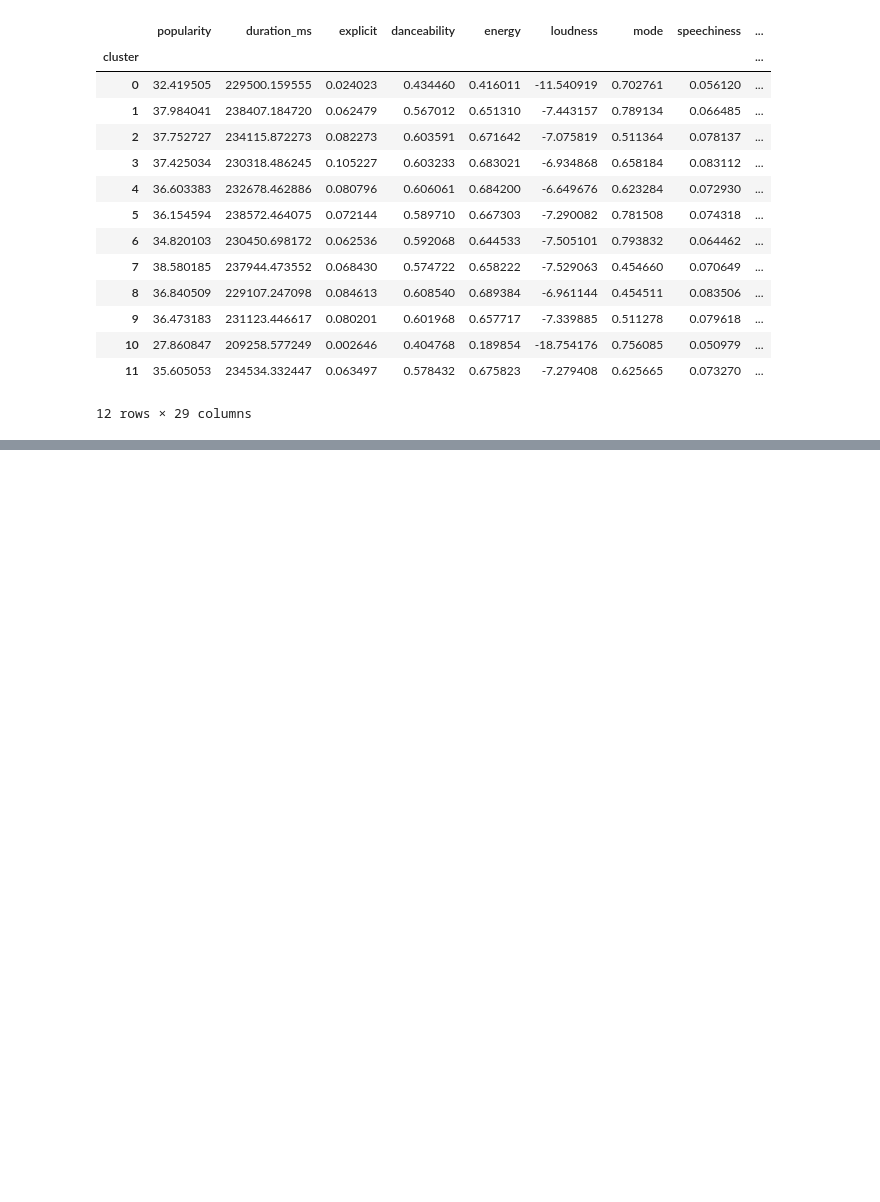
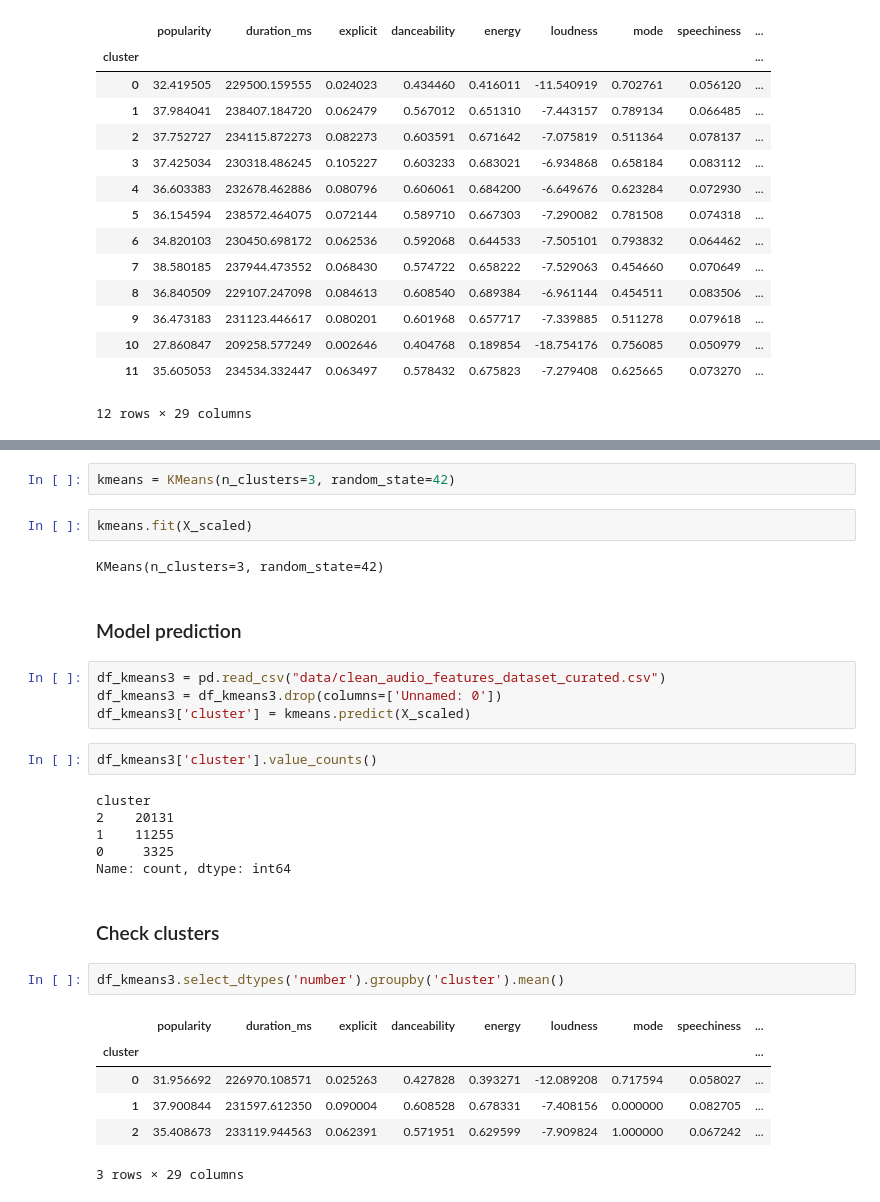
Before and after one commit to TebasMartinez/mini-project-spotify-recommendation, a Jupyter notebook: KMeans v1.ipynb, the cells around one changed output, grey strips where cells are left out. Drawn from its saved outputs; the diff is of its cells as text; blank space fills up the shorter version.

Commit message:
KMeans v1 with n_clusters = 3

```diff
--- a/KMeans v1.ipynb
+++ b/KMeans v1.ipynb
@@ -173,0 +179,31 @@ play_random_from_cluster(5)
+# %%
+kmeans = KMeans(n_clusters=3, random_state=42)
+# %%
+kmeans.fit(X_scaled)
+# %% [output]
+KMeans(n_clusters=3, random_state=42)
+# %% [markdown]
+### Model prediction
+# %%
+df_kmeans3 = pd.read_csv("data/clean_audio_features_dataset_curated.csv")
+df_kmeans3 = df_kmeans3.drop(columns=['Unnamed: 0'])
+df_kmeans3['cluster'] = kmeans.predict(X_scaled)
+# %%
+df_kmeans3['cluster'].value_counts()
+# %% [output]
+cluster
+2    20131
+1    11255
+0     3325
+Name: count, dtype: int64
+# %% [markdown]
+### Check clusters
+# %%
+df_kmeans3.select_dtypes('number').groupby('cluster').mean()
+# %% [output]
+|  | popularity | duration_ms | explicit | danceability | energy | loudness | mode | speechiness | ... |
+| cluster |  |  |  |  |  |  |  |  | ... |
+| 0 | 31.956692 | 226970.108571 | 0.025263 | 0.427828 | 0.393271 | -12.089208 | 0.717594 | 0.058027 | ... |
+| 1 | 37.900844 | 231597.612350 | 0.090004 | 0.608528 | 0.678331 | -7.408156 | 0.000000 | 0.082705 | ... |
+| 2 | 35.408673 | 233119.944563 | 0.062391 | 0.571951 | 0.629599 | -7.909824 | 1.000000 | 0.067242 | ... |
+3 rows × 29 columns
```
Also changed, not shown: parts of 8 cells of this notebook.
